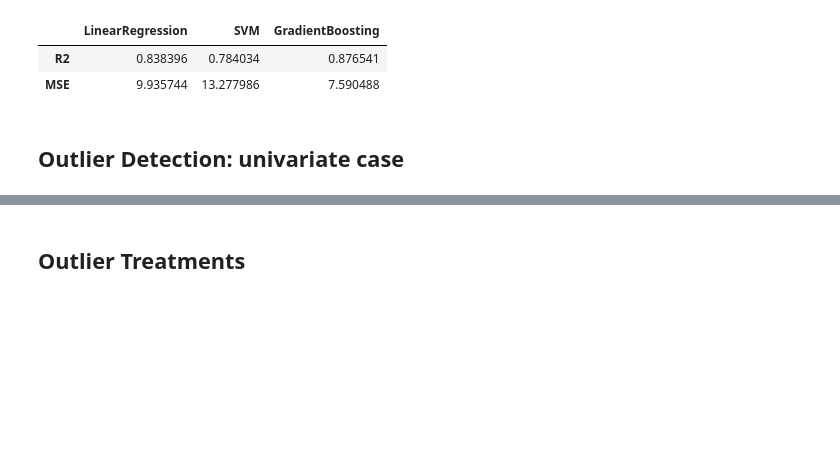
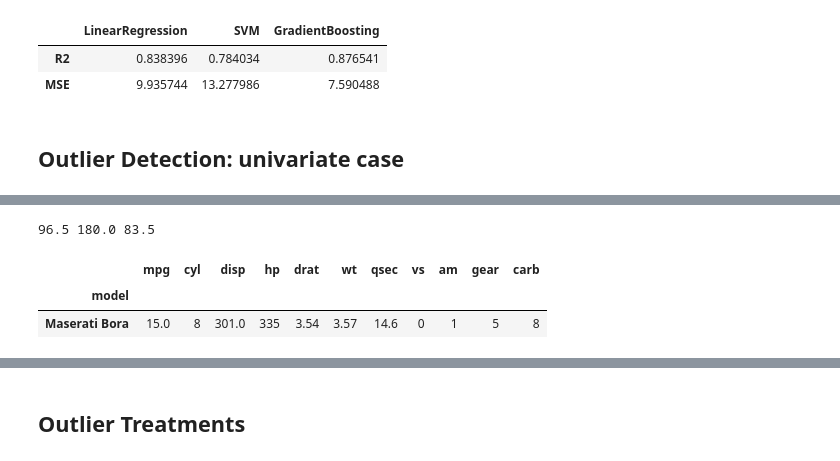
Before and after one commit to RileyLePrell/dsba_6010_U90_MRM, a Jupyter notebook: Lab_1_Outlier_Detection/hw1_outlier_detection_v1.ipynb, the cells around one changed output, grey strips where cells are left out. Drawn from its saved outputs; the diff is of its cells as text; code cells hidden in the pictures; blank space fills up the shorter version.

```diff
--- a/Lab_1_Outlier_Detection/hw1_outlier_detection_v1.ipynb
+++ b/Lab_1_Outlier_Detection/hw1_outlier_detection_v1.ipynb
@@ -215,0 +228,16 @@ df.loc[(df['wt'] < wt_lower_limit) | (df['wt'] > wt_upper_limit)]
+# %%
+# Find the outliers for "hp"
+hpQ1 = df['hp'].quantile(0.25)
+hpQ3 = df['hp'].quantile(0.75)
+hpIQR = hpQ3 - hpQ1    #IQR is interquartile range.
+print(hpQ1, hpQ3, hpIQR)
+
+hp_upper_limit = (hpQ3 + 1.5 * hpIQR)
+hp_lower_limit = (hpQ1 - 1.5 * hpIQR)
+# Show the boxplot outliers
+df.loc[(df['hp'] < hp_lower_limit) | (df['hp'] > hp_upper_limit)]
+# %% [output]
+96.5 180.0 83.5
+|  | mpg | cyl | disp | hp | drat | wt | qsec | vs | am | gear | carb |
+| model |  |  |  |  |  |  |  |  |  |  |  |
+| Maserati Bora | 15.0 | 8 | 301.0 | 335 | 3.54 | 3.57 | 14.6 | 0 | 1 | 5 | 8 |
```
Also changed, not shown: parts of 19 cells of this notebook.
